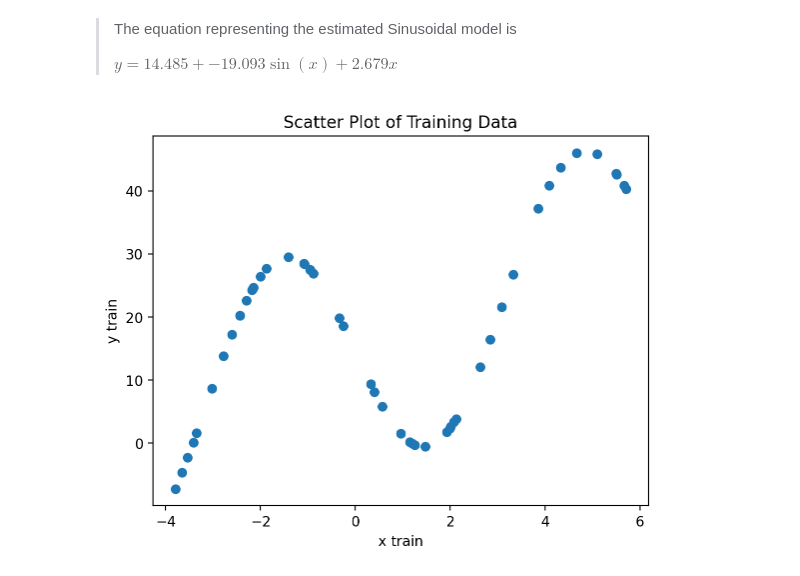
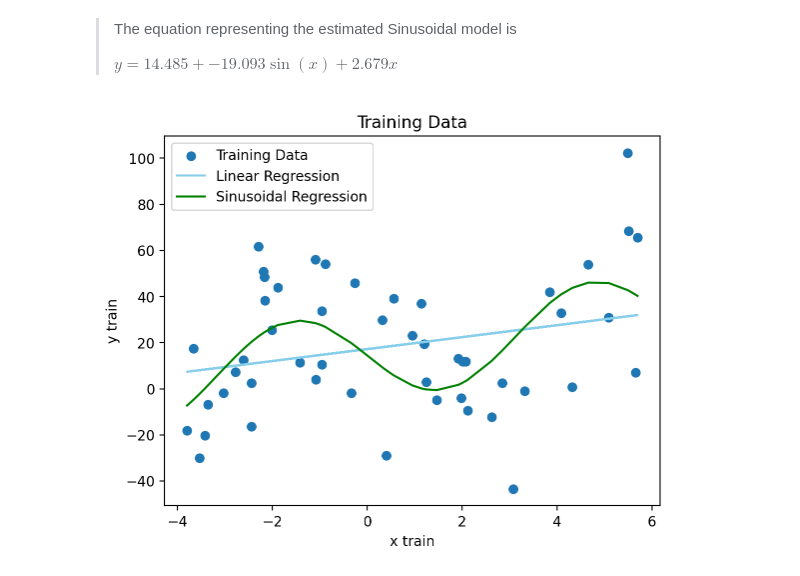
Before and after one commit to BarbaraPFloresRios/IDS705_PrinciplesOfMachineLearning, a Jupyter notebook: Assignment_2_SupervisedMachineLearningFundamentals/Assignment_2.ipynb, the cells around one changed output. Cells and saved outputs as stored; diff of their text form; code cells hidden in the pictures.

```diff
--- a/Assignment_2_SupervisedMachineLearningFundamentals/Assignment_2.ipynb
+++ b/Assignment_2_SupervisedMachineLearningFundamentals/Assignment_2.ipynb
@@ -799,8 +800,20 @@ Intercept: 14.485
 # %%
-plt.scatter(x_train, y_train_hat_2)
+# (d)
+plt.scatter(x_train, y_train, label="Training Data")
+plt.plot(x_train, y_train_hat, color="skyblue", label="Linear Regression")
+
+sorted_indices = np.argsort(x_train.flatten())
+plt.plot(
+    x_train[sorted_indices],
+    y_train_hat_2[sorted_indices],
+    color="green",
+    label="Sinusoidal Regression",
+)
+
 plt.xlabel("x train")
 plt.ylabel("y train")
-plt.title("Scatter Plot of Training Data")
+plt.title("Training Data")
+plt.legend()
 plt.show()
 # %% [output]
-[figure, old version]
+[figure, new version]
```
Also changed, not shown: parts of 7 cells of this notebook.
